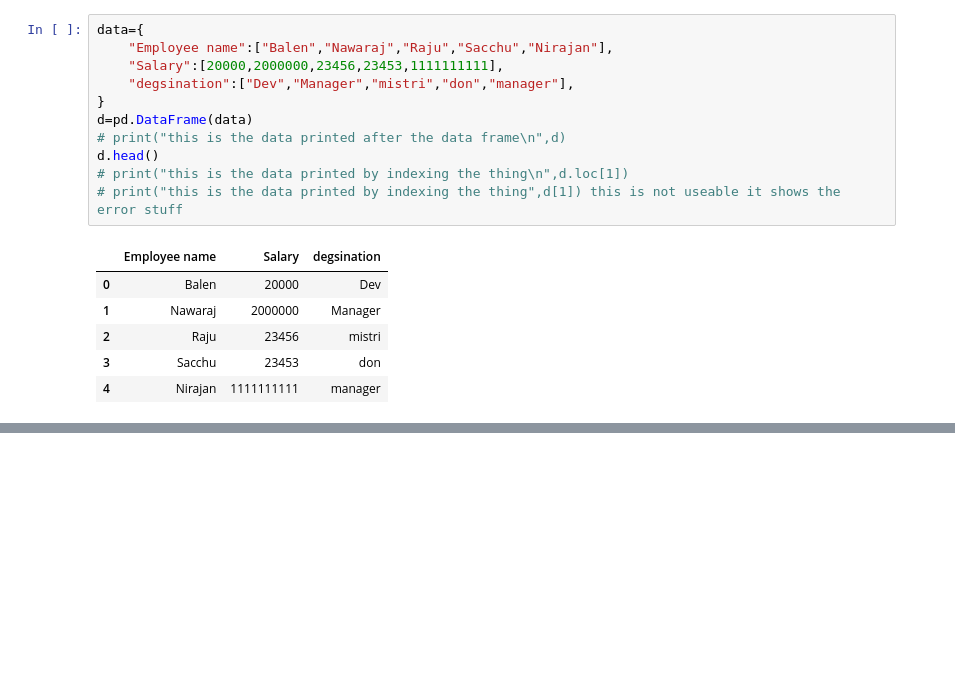
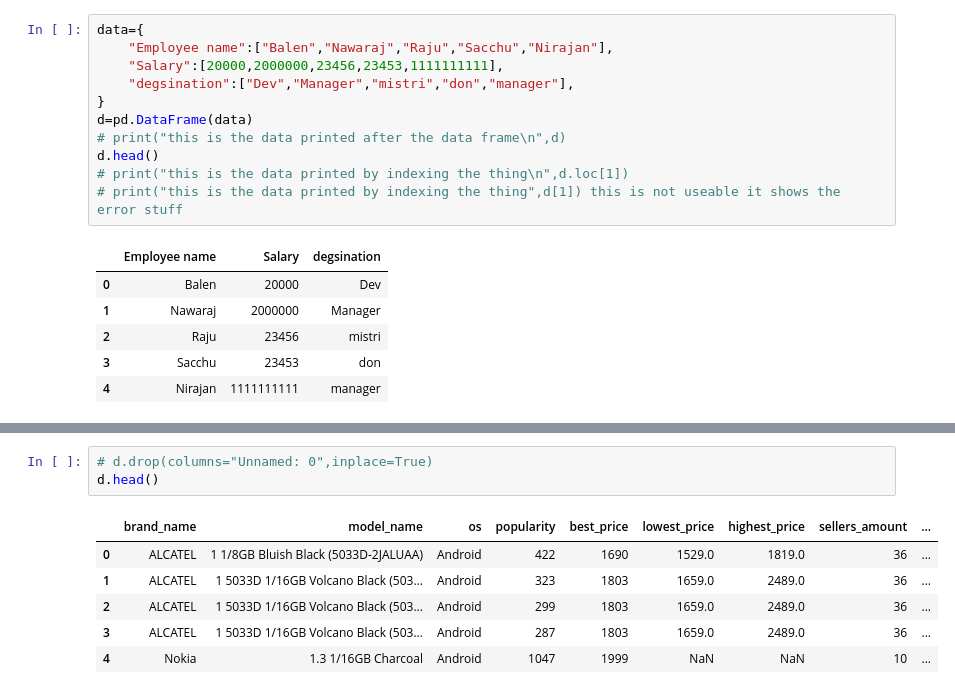
Before and after one commit to NawarajPoudel18/30-Data-science, a Jupyter notebook: day13.ipynb, the cells around one changed output, grey strips where cells are left out. Drawn from its saved outputs; the diff is of its cells as text; blank space fills up the shorter version.

```diff
--- a/day13.ipynb
+++ b/day13.ipynb
@@ -80,0 +144,10 @@ memory usage: 9.5 KB
+# %%
+# d.drop(columns="Unnamed: 0",inplace=True)
+d.head()
+# %% [output]
+|  | brand_name | model_name | os | popularity | best_price | lowest_price | highest_price | sellers_amount | ... |
+| 0 | ALCATEL | 1 1/8GB Bluish Black (5033D-2JALUAA) | Android | 422 | 1690 | 1529.0 | 1819.0 | 36 | ... |
+| 1 | ALCATEL | 1 5033D 1/16GB Volcano Black (503... | Android | 323 | 1803 | 1659.0 | 2489.0 | 36 | ... |
+| 2 | ALCATEL | 1 5033D 1/16GB Volcano Black (503... | Android | 299 | 1803 | 1659.0 | 2489.0 | 36 | ... |
+| 3 | ALCATEL | 1 5033D 1/16GB Volcano Black (503... | Android | 287 | 1803 | 1659.0 | 2489.0 | 36 | ... |
+| 4 | Nokia | 1.3 1/16GB Charcoal | Android | 1047 | 1999 | NaN | NaN | 10 | ... |
```
Also changed, not shown: parts of 12 cells of this notebook.
